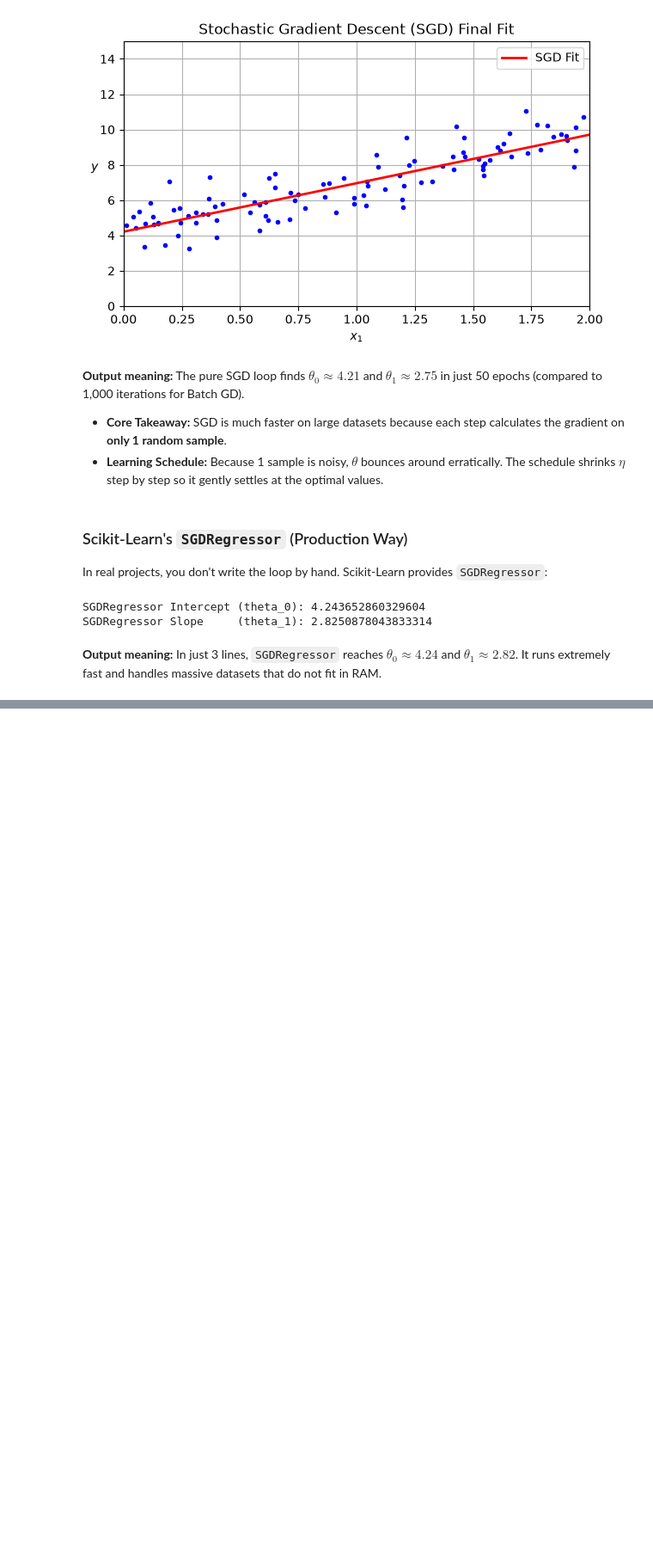
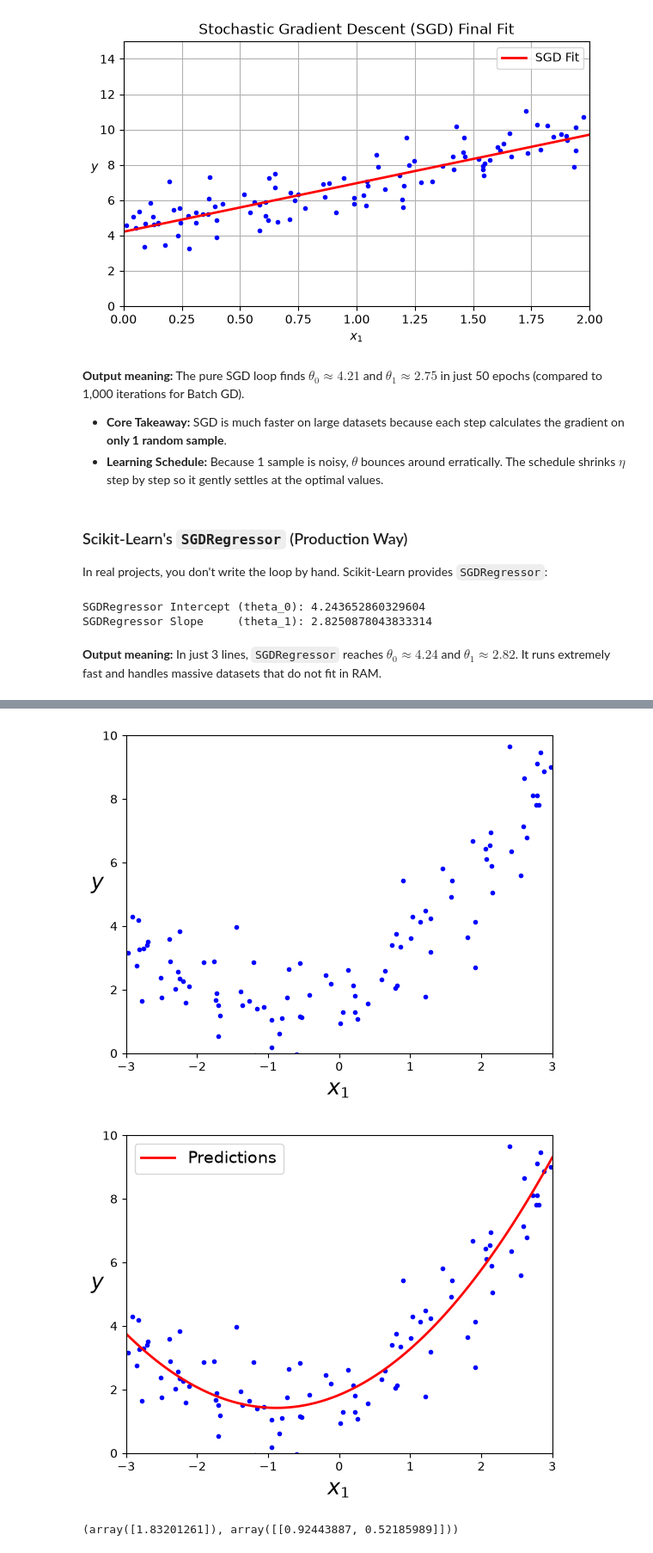
Before and after one commit to Hamshary99/mohamed-ai-learning, a Jupyter notebook: week1/day2/notebooks/Ch4_practice.ipynb, the cells around one changed output, grey strips where cells are left out. Shown at 86% size. Saved outputs shown, nothing was run; the diff lists cells and outputs as text; code cells hidden in the pictures; blank space fills up the shorter version.

```diff
--- a/week1/day2/notebooks/Ch4_practice.ipynb
+++ b/week1/day2/notebooks/Ch4_practice.ipynb
@@ -306,0 +339,44 @@ SGDRegressor Slope     (theta_1): 2.8250878043833314
+# %%
+# 1. Generate non-linear (quadratic) synthetic data: y = 0.5 * x^2 + x + 2 + noise
+m = 100                                          # Number of data points
+X = 6 * np.random.rand(m, 1) - 3                 # Random values in range [-3, 3]
+y = 0.5 * X**2 + X + 2 + np.random.randn(m, 1)  # Quadratic formula with Gaussian noise added
+
+# 2. Plot the raw generated points to inspect the curved pattern
+plt.plot(X, y, "b.")                             # Plot training points as blue dots
+plt.xlabel("$x_1$", fontsize=18)
+plt.ylabel("$y$", rotation=0, fontsize=18)
+plt.axis([-3, 3, 0, 10])                         # Set x-limits [-3, 3] and y-limits [0, 10]
+# save_fig("quadratic_data_plot")
+plt.show()
+
+# 3. Add polynomial features (powers of each feature) to the dataset
+from sklearn.preprocessing import PolynomialFeatures
+poly_features = PolynomialFeatures(degree=2, include_bias=False) # include_bias=False because LinearRegression adds bias (theta_0) itself
+X_poly = poly_features.fit_transform(X)         # Transforms X from [x1] -> [x1, x1^2]
+X[0]                                            # First original instance: [x1]
+X_poly[0]                                       # First transformed instance: [x1, x1^2]
+
+# 4. Fit a standard Linear Regression model on the transformed features [x1, x1^2]
+lin_reg = LinearRegression()
+lin_reg.fit(X_poly, y)                          # Model learns: y_hat = theta_0 + theta_1 * x1 + theta_2 * x1^2
+lin_reg.intercept_, lin_reg.coef_               # intercept_ is theta_0 (~2.0), coef_ are [theta_1 (~1.0), theta_2 (~0.5)]
+
+# 5. Create a sorted, evenly spaced grid of points to draw a clean prediction curve
+X_new = np.linspace(-3, 3, 100).reshape(100, 1) # 100 sorted points from -3 to 3 (sorted so matplotlib draws a smooth line, not a zigzag)
+X_new_poly = poly_features.transform(X_new)     # Transform X_new to [x1, x1^2] (use .transform(), NOT fit_transform, to apply learned rules)
+y_new = lin_reg.predict(X_new_poly)             # Calculate predictions: y_hat = theta_0 + theta_1 * x_new + theta_2 * (x_new)^2
+
+# 6. Plot the original data points alongside the model's prediction curve
+plt.plot(X, y, "b.")                             # Original noisy training data (blue dots)
+plt.plot(X_new, y_new, "r-", linewidth=2, label="Predictions")  # Model predictions connected as a smooth red curve
+plt.xlabel("$x_1$", fontsize=18)                # Label x-axis
+plt.ylabel("$y$", rotation=0, fontsize=18)       # Label y-axis
+plt.legend(loc="upper left", fontsize=14)        # Show legend in upper left corner
+plt.axis([-3, 3, 0, 10])                         # Set plot axis limits
+# save_fig("quadratic_predictions_plot")
+plt.show()                                      # Display the final plot
+# %% [output]
+[figure, added]
+[figure, added]
+(array([1.83201261]), array([[0.92443887, 0.52185989]]))
```
Also changed, not shown: parts of 13 cells of this notebook, 14 other files.
